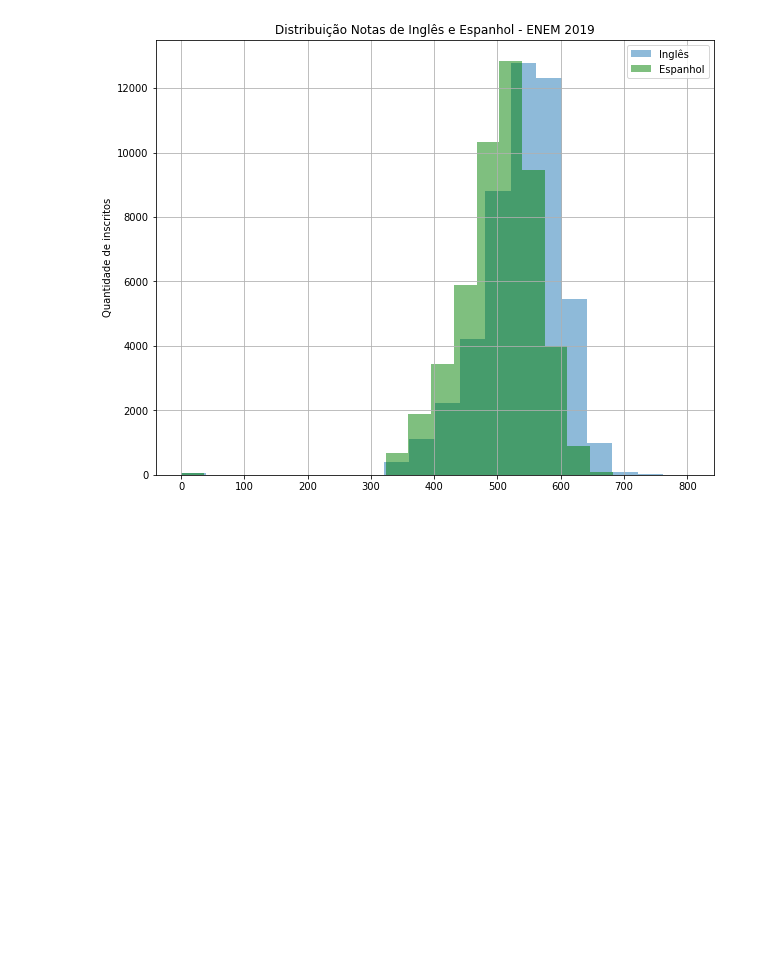
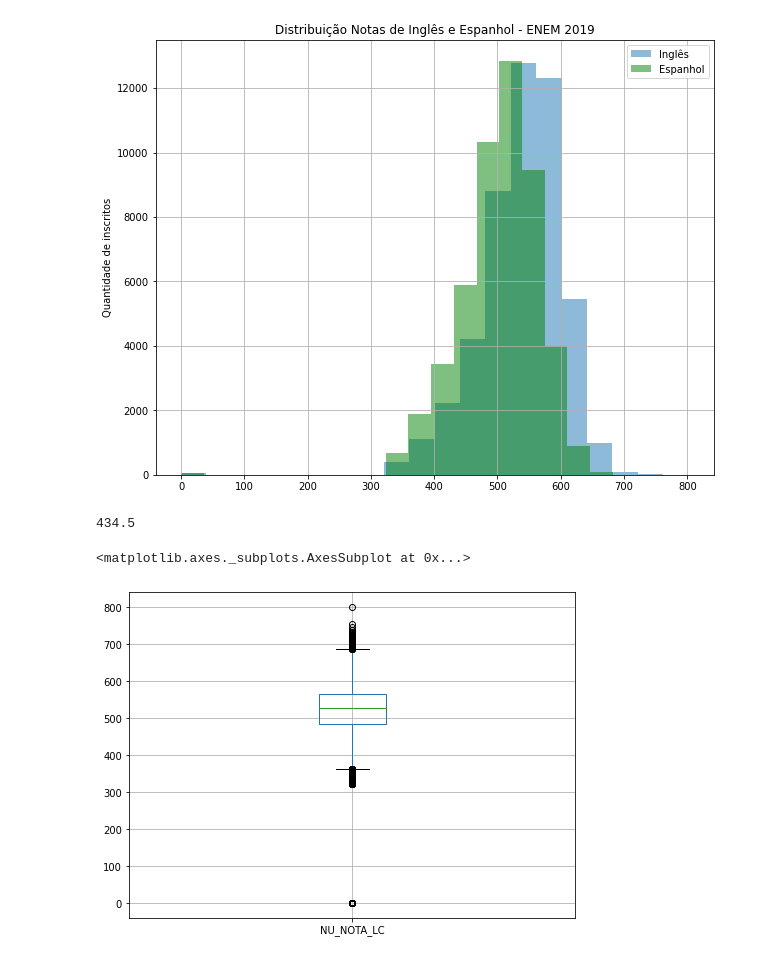
Before and after one commit to helderharada/IMERSAO_DADOS, a Jupyter notebook: Aula1=>19_10_2020.ipynb, the cells around one changed output. Drawn from its saved outputs; the diff is of its cells as text; code cells hidden in the pictures; blank space fills up the shorter version.

```diff
--- a/Aula1=>19_10_2020.ipynb
+++ b/Aula1=>19_10_2020.ipynb
@@ -321,3 +321,15 @@ plt.ylabel("Quantidade de inscritos")
 # %% [output]
 Text(0, 0.5, 'Quantidade de inscritos')
 [figure]
+# %%
+dados["NU_NOTA_LC"].quantile(0.1)
+# %% [output]
+434.5
+# %%
+#Desafio 6
+# Explorar a documentações e visualizações com matplotlib ou pandas e gerar novas visualizações.
+import matplotlib.pyplot as plt
+dados["NU_NOTA_LC"].plot.box(grid = True, figsize=(8,6))
+# %% [output]
+<matplotlib.axes._subplots.AxesSubplot at 0x...>
+[figure, added]
```
Also changed, not shown: parts of 5 cells of this notebook.
